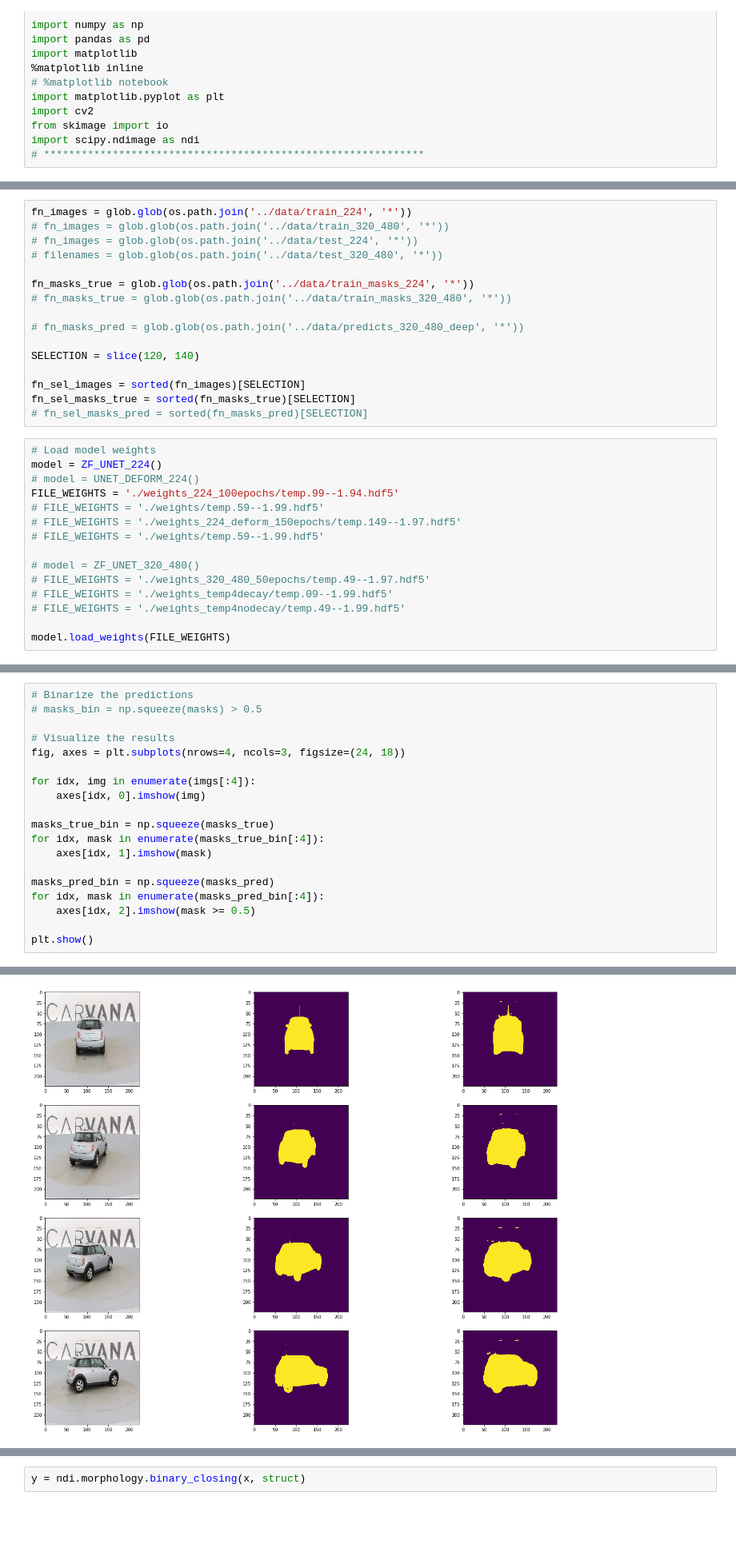
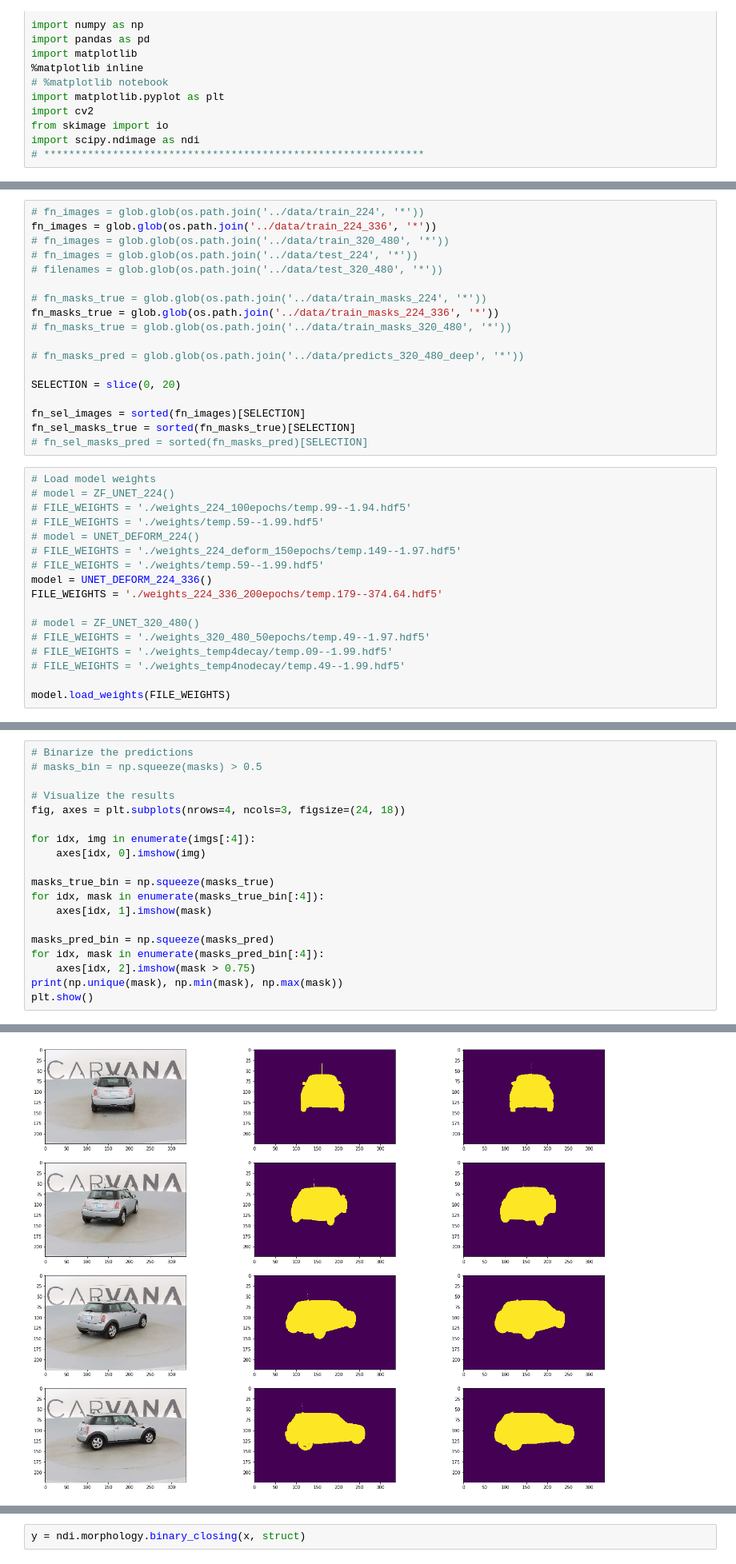
Before and after one commit to soupault/2017_kaggle_carvana, a Jupyter notebook: src/experiments.ipynb, the cells around one changed output, grey strips where cells are left out. Shown at 80% size. Saved outputs shown, nothing was run; the diff lists cells and outputs as text; blank space fills up the shorter version.

```diff
--- a/src/experiments.ipynb
+++ b/src/experiments.ipynb
@@ -21,27 +22,31 @@ from models.unet_deform import UNET_DEFORM_224
 # %%
-fn_images = glob.glob(os.path.join('../data/train_224', '*'))
+# fn_images = glob.glob(os.path.join('../data/train_224', '*'))
+fn_images = glob.glob(os.path.join('../data/train_224_336', '*'))
 # fn_images = glob.glob(os.path.join('../data/train_320_480', '*'))
 # fn_images = glob.glob(os.path.join('../data/test_224', '*'))
 # filenames = glob.glob(os.path.join('../data/test_320_480', '*'))
 
-fn_masks_true = glob.glob(os.path.join('../data/train_masks_224', '*'))
+# fn_masks_true = glob.glob(os.path.join('../data/train_masks_224', '*'))
+fn_masks_true = glob.glob(os.path.join('../data/train_masks_224_336', '*'))
 # fn_masks_true = glob.glob(os.path.join('../data/train_masks_320_480', '*'))
 
 # fn_masks_pred = glob.glob(os.path.join('../data/predicts_320_480_deep', '*'))
 
-SELECTION = slice(120, 140)
+SELECTION = slice(0, 20)
 
 fn_sel_images = sorted(fn_images)[SELECTION]
 fn_sel_masks_true = sorted(fn_masks_true)[SELECTION]
 # fn_sel_masks_pred = sorted(fn_masks_pred)[SELECTION]
 # %%
 # Load model weights
-model = ZF_UNET_224()
+# model = ZF_UNET_224()
+# FILE_WEIGHTS = './weights_224_100epochs/temp.99--1.94.hdf5'
+# FILE_WEIGHTS = './weights/temp.59--1.99.hdf5'
 # model = UNET_DEFORM_224()
-FILE_WEIGHTS = './weights_224_100epochs/temp.99--1.94.hdf5'
-# FILE_WEIGHTS = './weights/temp.59--1.99.hdf5'
 # FILE_WEIGHTS = './weights_224_deform_150epochs/temp.149--1.97.hdf5'
 # FILE_WEIGHTS = './weights/temp.59--1.99.hdf5'
+model = UNET_DEFORM_224_336()
+FILE_WEIGHTS = './weights_224_336_200epochs/temp.179--374.64.hdf5'
 
 # model = ZF_UNET_320_480()
 # FILE_WEIGHTS = './weights_320_480_50epochs/temp.49--1.97.hdf5'
@@ -87,7 +90,7 @@ for idx, mask in enumerate(masks_true_bin[:4]):
 
 masks_pred_bin = np.squeeze(masks_pred)
 for idx, mask in enumerate(masks_pred_bin[:4]):
-    axes[idx, 2].imshow(mask >= 0.5)
-
+    axes[idx, 2].imshow(mask > 0.75)
+print(np.unique(mask), np.min(mask), np.max(mask))
 plt.show()
 # %% [output]
@@ -94,4 +99,4 @@ plt.show()
-[figure, old version]
+[figure, new version]
 # %%
 print(masks_true_bin.dtype, masks_true_bin.shape,
       np.unique(masks_true_bin))
```
Also changed, not shown: parts of 12 cells of this notebook.
